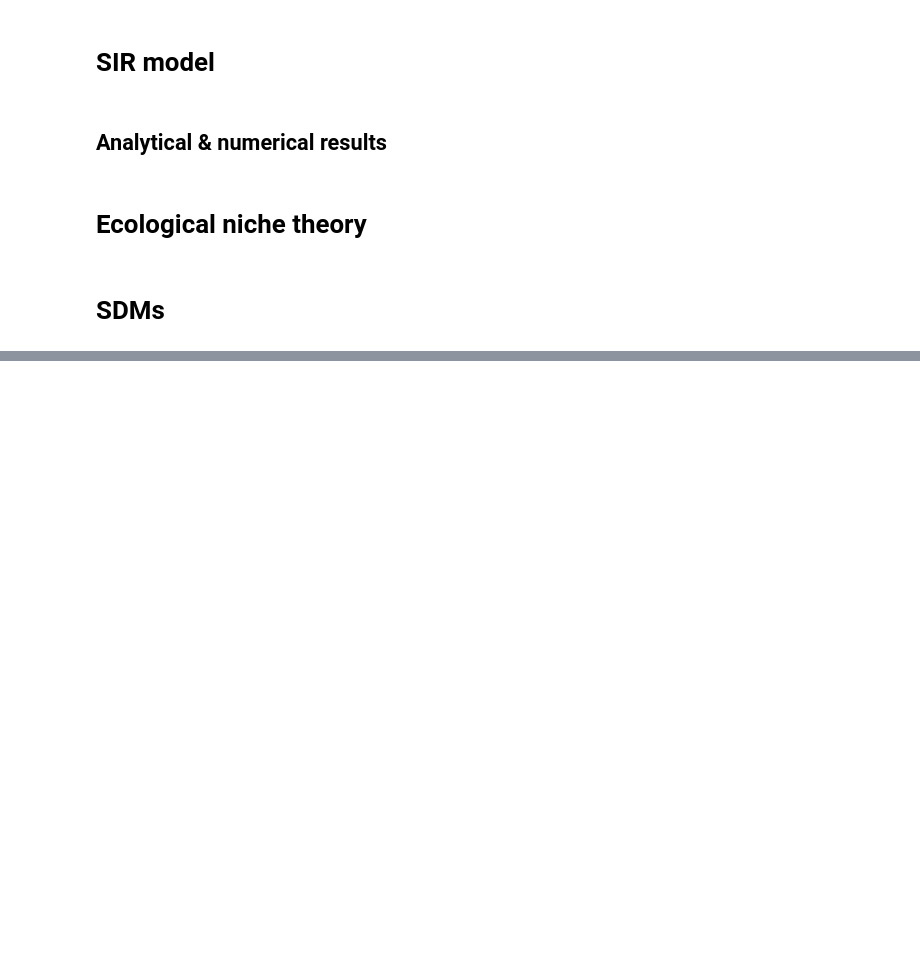
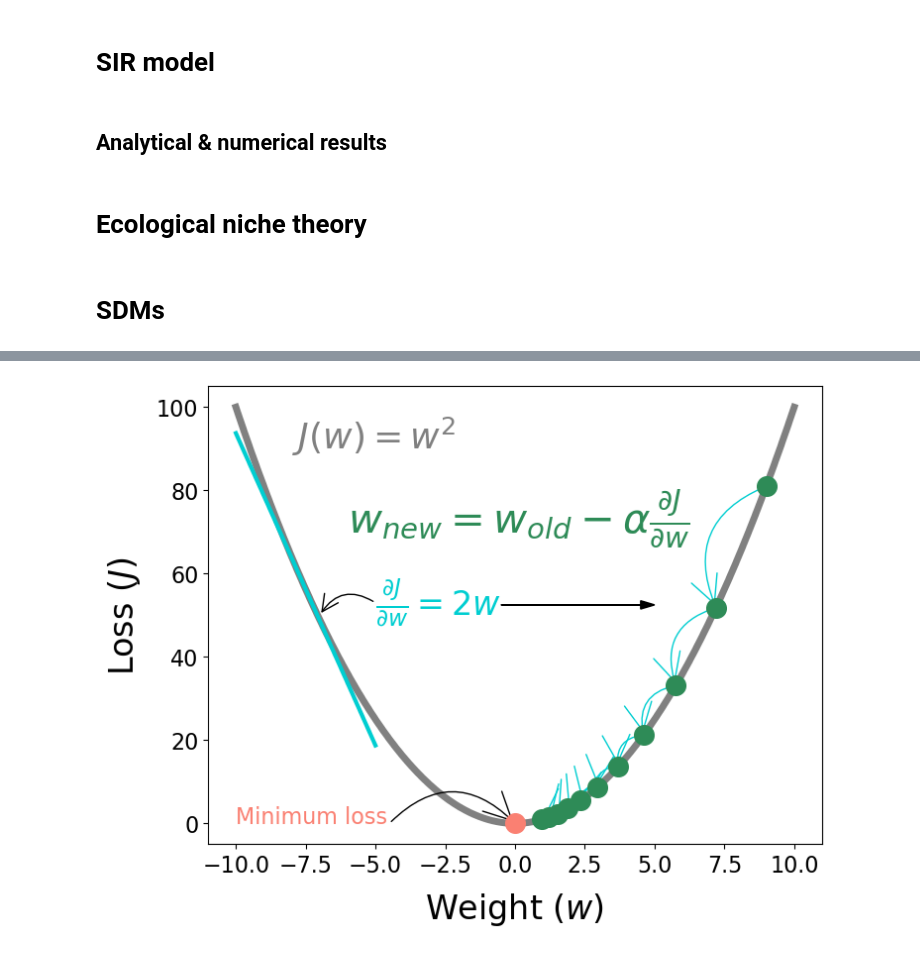
Before and after one commit to agimenezromero/PhD-thesis, a Jupyter notebook: Plots.ipynb, the cells around one changed output, grey strips where cells are left out. Saved outputs shown, nothing was run; the diff lists cells and outputs as text; code cells hidden in the pictures; blank space fills up the shorter version.

```diff
--- a/Plots.ipynb
+++ b/Plots.ipynb
@@ -382,0 +442,87 @@ os.remove(output_raster)
+# %%
+# Plot illusrtrating the concept of gradient descent
+fig, ax = plt.subplots(1, 1, figsize=(8, 6))
+
+x = np.linspace(-10, 10, 1000)
+
+f = x**2
+
+ax.plot(x, f, 'gray', lw=5)
+
+ax.set_xlabel(r'Weight $\left(w\right)$', fontsize=24, labelpad=10)
+
+ax.set_ylabel(r"Loss $\left(J\right)$", fontsize=24, labelpad=10)
+
+# Plot the minimum of the function
+ax.scatter(0, 0, color='salmon', s=200, zorder=3)
+
+# Plot the gradient at x = -7.5 as the tangent line
+x0 = -7.5
+f0 = x0**2
+
+grad = 2*x0
+
+xs = np.linspace(-10, -5, 1000)
+
+tangent = grad*xs + (f0 - grad*x0)
+
+ax.plot(xs, tangent, "darkturquoise", lw=3)
+
+# Plot the gradient descent path using a for loop
+x0 = 9
+f0 = x0**2
+
+ax.scatter(x0, f0, color="seagreen", s=200, zorder=3)
+
+for i in range(10):
+
+    grad = 2*x0
+    x1 = x0 - 0.1*grad
+    f1 = x1**2
+
+    ax.scatter(x1, f1, color="seagreen", s=200, zorder=3)
+
+    # curved arrow from x0 to x1
+    ax.add_patch(
+        patches.FancyArrowPatch(
+            (x0, f0), (x1, f1), arrowstyle='->', mutation_scale=50, color='darkturquoise',
+            connectionstyle="arc3,rad=0.5", zorder=2
+        )
+    )
+
+    x0 = x1
+    f0 = f1
+
+# Formulas
+ax.text(-6, 70, r'$w_{new} = w_{old} - \alpha\frac{\partial J}{\partial w}$', fontsize=30, color='seagreen')
+
+# formula f(x)
+ax.text(-8, 90, r'$J(w) = w^2$', fontsize=26, color='gray')
+
+# Annotate minimum
+ax.text(-10, 0, r'Minimum loss', fontsize=16, color='salmon')
+
+# Anotate gradient
+ax.text(-5, 50, r'$\frac{\partial J}{\partial w} = 2w$', fontsize=24, color='darkturquoise')
+
+# arrow to minimum
+ax.add_patch(
+    patches.FancyArrowPatch(
+        (-4.5, 0), (0, 0), arrowstyle='->', mutation_scale=50, color='k',
+        connectionstyle="arc3,rad=-0.5", zorder=2
+    )
+)
+
+# arrow to gradient
+ax.add_patch(
+    patches.FancyArrowPatch(
+        (-5, 53), (-7, 50), arrowstyle='->', mutation_scale=30, color='k',
+        connectionstyle="arc3,rad=0.5", zorder=2
+    )
+)
+
+ax.arrow(-0.5, 52.5, 5, 0, head_width=2, head_length=0.5, fc='k', ec='k')
+
+plt.savefig('gradient_descent.png', dpi=300, bbox_inches='tight')
+# %% [output]
+[figure, added]
```
Also changed, not shown: parts of 4 cells of this notebook, 8 other files.
